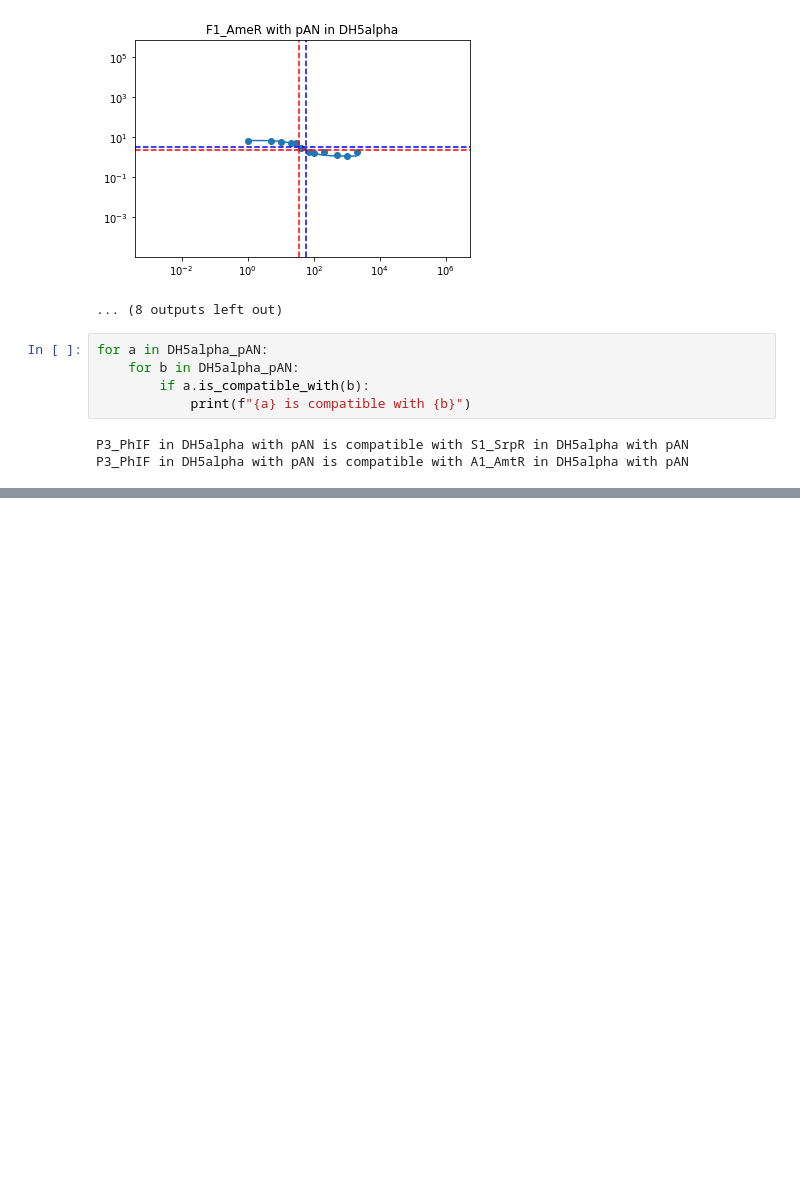
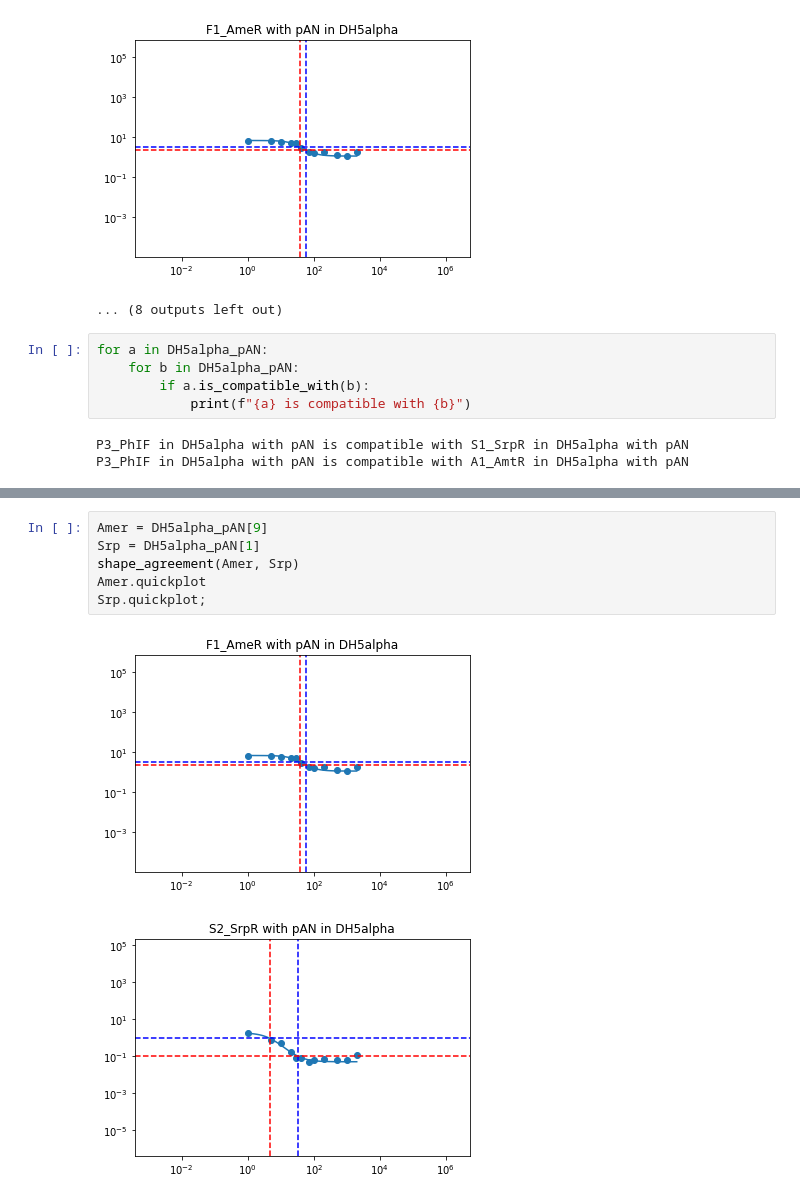
Before and after one commit to lgrozinger/pyolin, a Jupyter notebook: notebooks/compatibility-cross-context.ipynb, the cells around one changed output, grey strips where cells are left out. Saved outputs shown, nothing was run; the diff lists cells and outputs as text; blank space fills up the shorter version.

```diff
--- a/notebooks/compatibility-cross-context.ipynb
+++ b/notebooks/compatibility-cross-context.ipynb
@@ -281,0 +320,9 @@ P3_PhIF in DH5alpha with pAN is compatible with A1_AmtR in DH5alpha with pAN
+# %%
+Amer = DH5alpha_pAN[9]
+Srp = DH5alpha_pAN[1]
+shape_agreement(Amer, Srp)
+Amer.quickplot
+Srp.quickplot;
+# %% [output]
+[figure, added]
+[figure, added]
```
Also changed, not shown: parts of 7 cells of this notebook, 7 other files.
